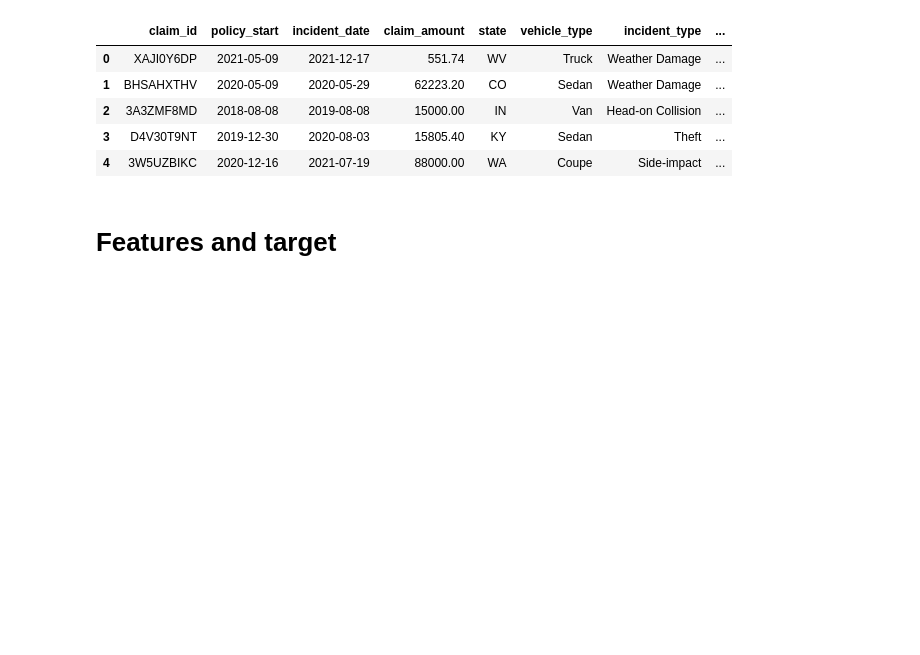
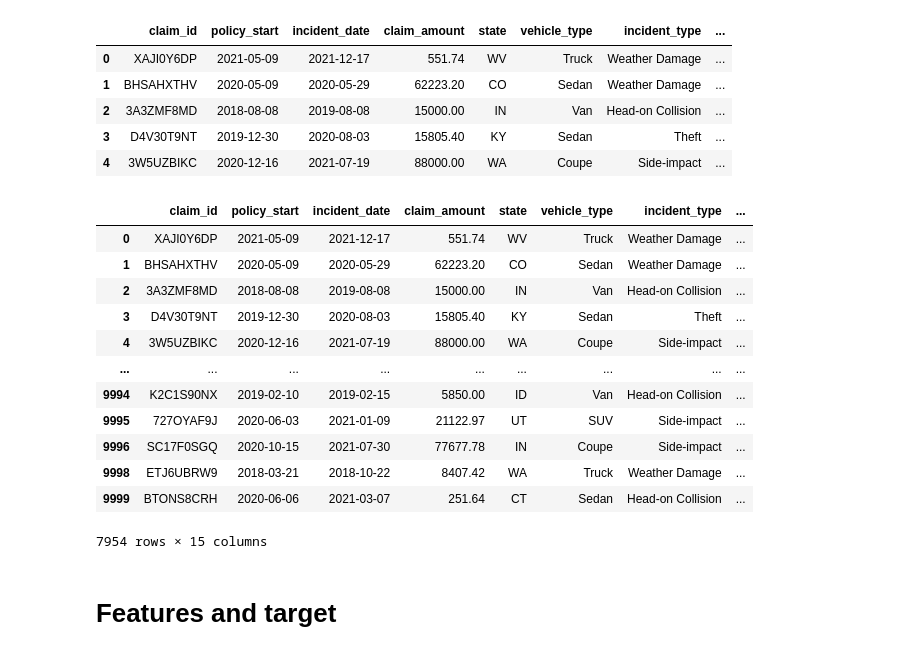
Before and after one commit to dagimg16/Insurance_claim_dashboard, a Jupyter notebook: model_train_and_test.ipynb, the cells around one changed output. Saved outputs shown, nothing was run; the diff lists cells and outputs as text; code cells hidden in the pictures; blank space fills up the shorter version.

```diff
--- a/model_train_and_test.ipynb
+++ b/model_train_and_test.ipynb
@@ -44,6 +44,22 @@ df.head()
 | 2 | 3A3ZMF8MD | 2018-08-08 | 2019-08-08 | 15000.00 | IN | Van | Head-on Collision | ... |
 | 3 | D4V30T9NT | 2019-12-30 | 2020-08-03 | 15805.40 | KY | Sedan | Theft | ... |
 | 4 | 3W5UZBIKC | 2020-12-16 | 2021-07-19 | 88000.00 | WA | Coupe | Side-impact | ... |
+# %%
+df[df['fraud_flag'] != 1]
+# %% [output]
+|  | claim_id | policy_start | incident_date | claim_amount | state | vehicle_type | incident_type | ... |
+| 0 | XAJI0Y6DP | 2021-05-09 | 2021-12-17 | 551.74 | WV | Truck | Weather Damage | ... |
+| 1 | BHSAHXTHV | 2020-05-09 | 2020-05-29 | 62223.20 | CO | Sedan | Weather Damage | ... |
+| 2 | 3A3ZMF8MD | 2018-08-08 | 2019-08-08 | 15000.00 | IN | Van | Head-on Collision | ... |
+| 3 | D4V30T9NT | 2019-12-30 | 2020-08-03 | 15805.40 | KY | Sedan | Theft | ... |
+| 4 | 3W5UZBIKC | 2020-12-16 | 2021-07-19 | 88000.00 | WA | Coupe | Side-impact | ... |
+| ... | ... | ... | ... | ... | ... | ... | ... | ... |
+| 9994 | K2C1S90NX | 2019-02-10 | 2019-02-15 | 5850.00 | ID | Van | Head-on Collision | ... |
+| 9995 | 727OYAF9J | 2020-06-03 | 2021-01-09 | 21122.97 | UT | SUV | Side-impact | ... |
+| 9996 | SC17F0SGQ | 2020-10-15 | 2021-07-30 | 77677.78 | IN | Coupe | Side-impact | ... |
+| 9998 | ETJ6UBRW9 | 2018-03-21 | 2018-10-22 | 8407.42 | WA | Truck | Weather Damage | ... |
+| 9999 | BTONS8CRH | 2020-06-06 | 2021-03-07 | 251.64 | CT | Sedan | Head-on Collision | ... |
+7954 rows × 15 columns
 # %% [markdown]
 # Features and target
 # %%
```
Also changed, not shown: 3 other files.
